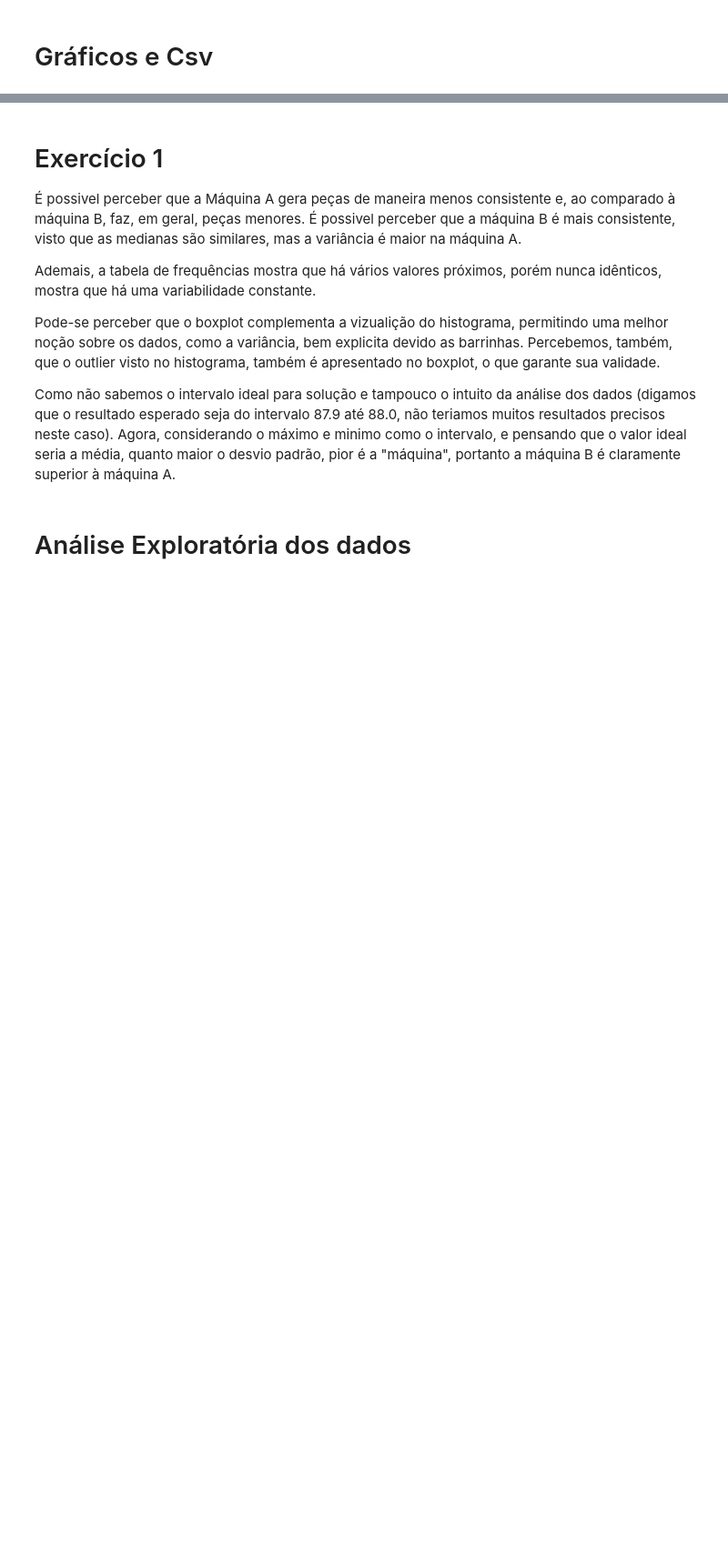
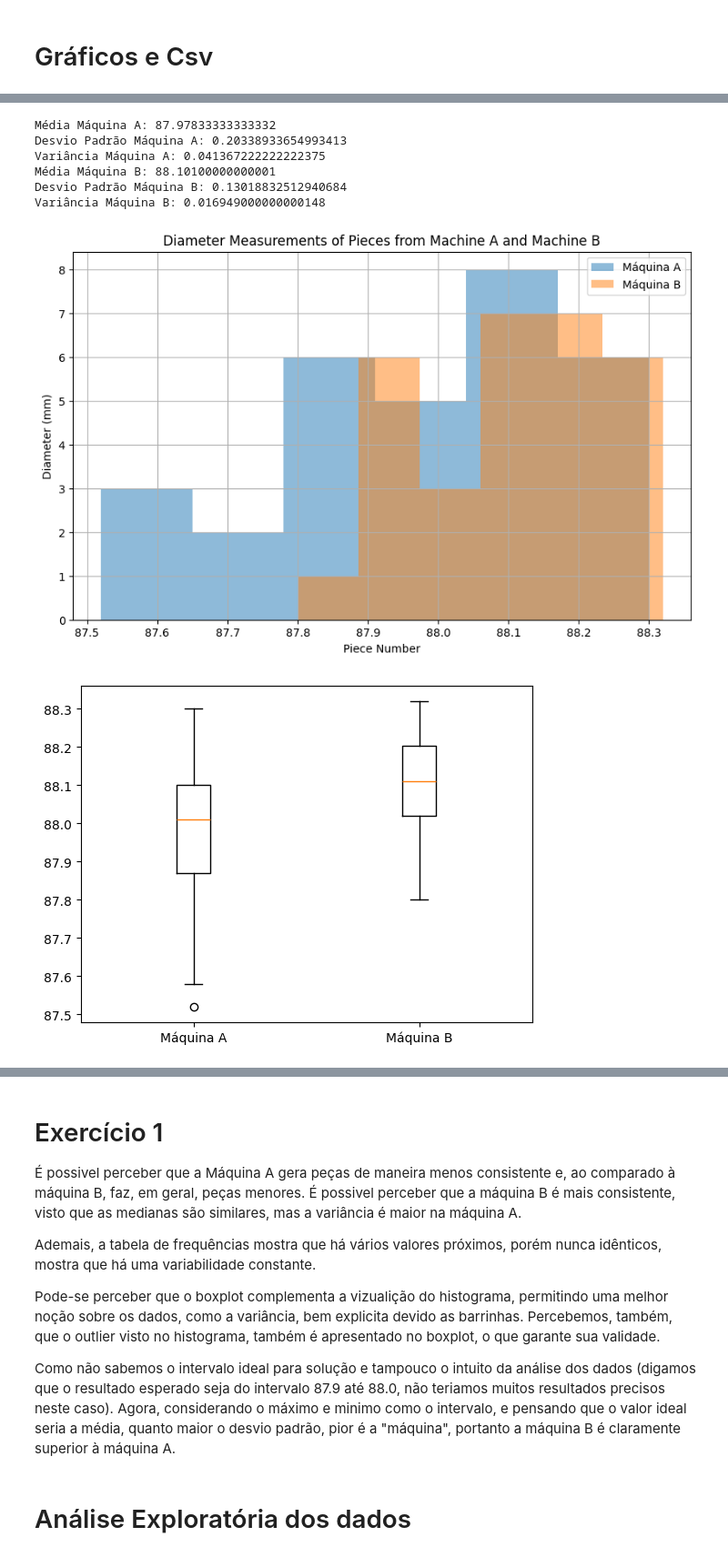
Before and after one commit to Felipe-gsilva/prob-exercicies, a Jupyter notebook: simulado_dupla_vinganco.ipynb, the cells around one changed output, grey strips where cells are left out. Shown: that part at 91% size. Cells and saved outputs as stored; diff of their text form; code cells hidden in the pictures; blank space fills up the shorter version.

```diff
--- a/simulado_dupla_vinganco.ipynb
+++ b/simulado_dupla_vinganco.ipynb
@@ -140,0 +13,52 @@ Variância Máquina B: 0.016949000000000148
+# %%
+# Load the CSV file
+data = pd.read_csv("diameter_measurements.csv")
+
+n = 6
+
+# Plot the data
+plt.figure(figsize=(10, 6))
+plt.hist(data["Máquina A"], bins=n, alpha=0.5, label="Máquina A")
+plt.hist(data["Máquina B"], bins=n, alpha=0.5, label="Máquina B")
+
+# Adding title and labels
+plt.title("Diameter Measurements of Pieces from Machine A and Machine B")
+plt.xlabel("Piece Number")
+plt.ylabel("Diameter (mm)")
+plt.legend()
+plt.grid()
+plt.show()
+
+plt.boxplot([data["Máquina A"], data["Máquina B"]], labels=["Máquina A", "Máquina B"])
+plt.show()
+
+plt.plot(data["Máquina A"], label="Máquina A", marker='o')
+plt.plot(data["Máquina B"], label="Máquina B", marker='o')
+plt.show()
+
+indices = np.arange(len(data))  # Piece indices
+width = 0.5  # Width of the bars
+
+plt.bar(indices - width/2, data["Máquina A"], width, label="Máquina A")
+plt.bar(indices + width/2, data["Máquina B"], width, label="Máquina B")
+plt.show()
+
+plt.boxplot([data["Máquina A"], data["Máquina B"]], labels=["Máquina A", "Máquina B"])
+plt.show()
+
+plt.hist(data["Máquina A"], bins=10, alpha=0.5, label="Máquina A")
+plt.hist(data["Máquina B"], bins=10, alpha=0.5, label="Máquina B")
+plt.show()
+
+plt.scatter(range(len(data)), data["Máquina A"], label="Máquina A", marker='o')
+plt.scatter(range(len(data)), data["Máquina B"], label="Máquina B", marker='x')
+plt.show()
+# %% [output]
+Média Máquina A: 87.97833333333332
+Desvio Padrão Máquina A: 0.20338933654993413
+Variância Máquina A: 0.041367222222222375
+Média Máquina B: 88.10100000000001
+Desvio Padrão Máquina B: 0.13018832512940684
+Variância Máquina B: 0.016949000000000148
+[figure, added]
+[figure, added]
```
Also changed, not shown: parts of 3 cells of this notebook.
